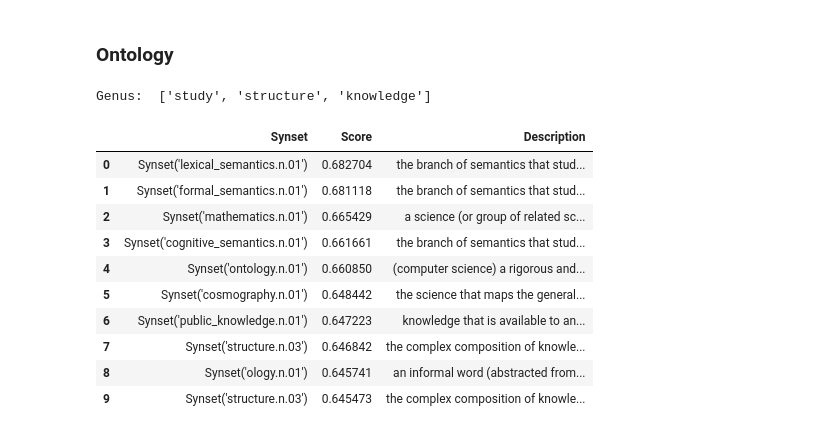
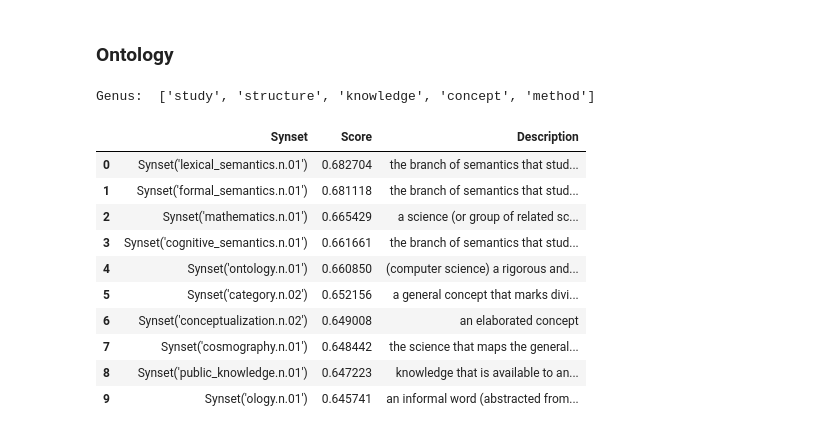
Before and after one commit to monex00/simply_NLP, a Jupyter notebook: content2form/content2form.ipynb, the cells around one changed output. Cells and saved outputs as stored; diff of their text form; code cells hidden in the pictures.

```diff
--- a/content2form/content2form.ipynb
+++ b/content2form/content2form.ipynb
@@ -142,24 +131,24 @@ Genus:  ['water', 'atmosphere', 'sky']
 ### Ontology
 # %%
 ontology_definition_list = dataset["ontology"].tolist()
-ontology_genus = get_genus(ontology_definition_list, 3, "ontology", nlp)
+ontology_genus = get_genus(ontology_definition_list, 5, "ontology", nlp)
 print("Genus: ", ontology_genus)
 
 ontology_symilarity_score = find_senses(ontology_genus, ontology_definition_list, model, max_iter = 100, min_score=0.5, transformer_weight=1, overlap_weight=0)
 
 ontology_symilarity_score_pd = pd.DataFrame(ontology_symilarity_score, columns=["Synset", "Score"])
 ontology_symilarity_score_pd["Description"] = ontology_symilarity_score_pd["Synset"].map(lambda x: x.definition())
 ontology_symilarity_score_pd
 # %% [output]
-Genus:  ['study', 'structure', 'knowledge']
+Genus:  ['study', 'structure', 'knowledge', 'concept', 'method']
 |  | Synset | Score | Description |
 | 0 | Synset('lexical_semantics.n.01') | 0.682704 | the branch of semantics that stud... |
 | 1 | Synset('formal_semantics.n.01') | 0.681118 | the branch of semantics that stud... |
 | 2 | Synset('mathematics.n.01') | 0.665429 | a science (or group of related sc... |
 | 3 | Synset('cognitive_semantics.n.01') | 0.661661 | the branch of semantics that stud... |
 | 4 | Synset('ontology.n.01') | 0.660850 | (computer science) a rigorous and... |
-| 5 | Synset('cosmography.n.01') | 0.648442 | the science that maps the general... |
-| 6 | Synset('public_knowledge.n.01') | 0.647223 | knowledge that is available to an... |
-| 7 | Synset('structure.n.03') | 0.646842 | the complex composition of knowle... |
-| 8 | Synset('ology.n.01') | 0.645741 | an informal word (abstracted from... |
-| 9 | Synset('structure.n.03') | 0.645473 | the complex composition of knowle... |
+| 5 | Synset('category.n.02') | 0.652156 | a general concept that marks divi... |
+| 6 | Synset('conceptualization.n.02') | 0.649008 | an elaborated concept |
+| 7 | Synset('cosmography.n.01') | 0.648442 | the science that maps the general... |
+| 8 | Synset('public_knowledge.n.01') | 0.647223 | knowledge that is available to an... |
+| 9 | Synset('ology.n.01') | 0.645741 | an informal word (abstracted from... |
```
Also changed, not shown: parts of 5 cells of this notebook, 1 other file.
